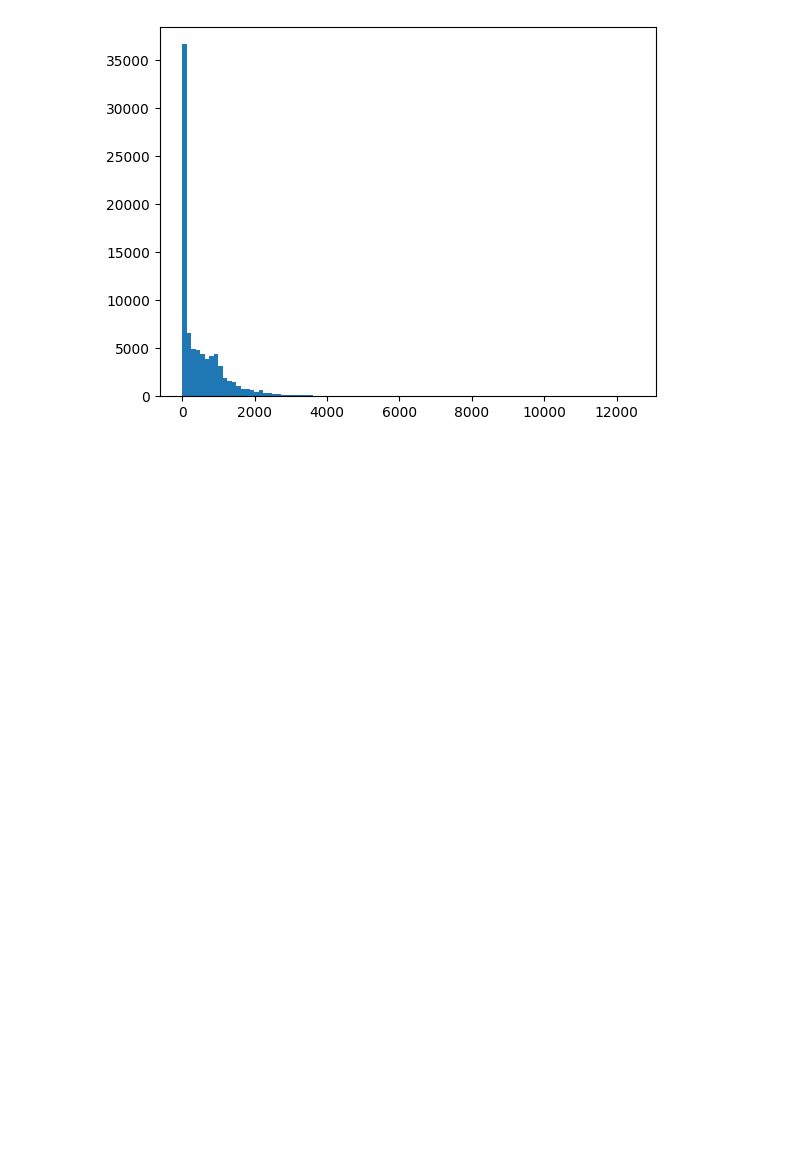
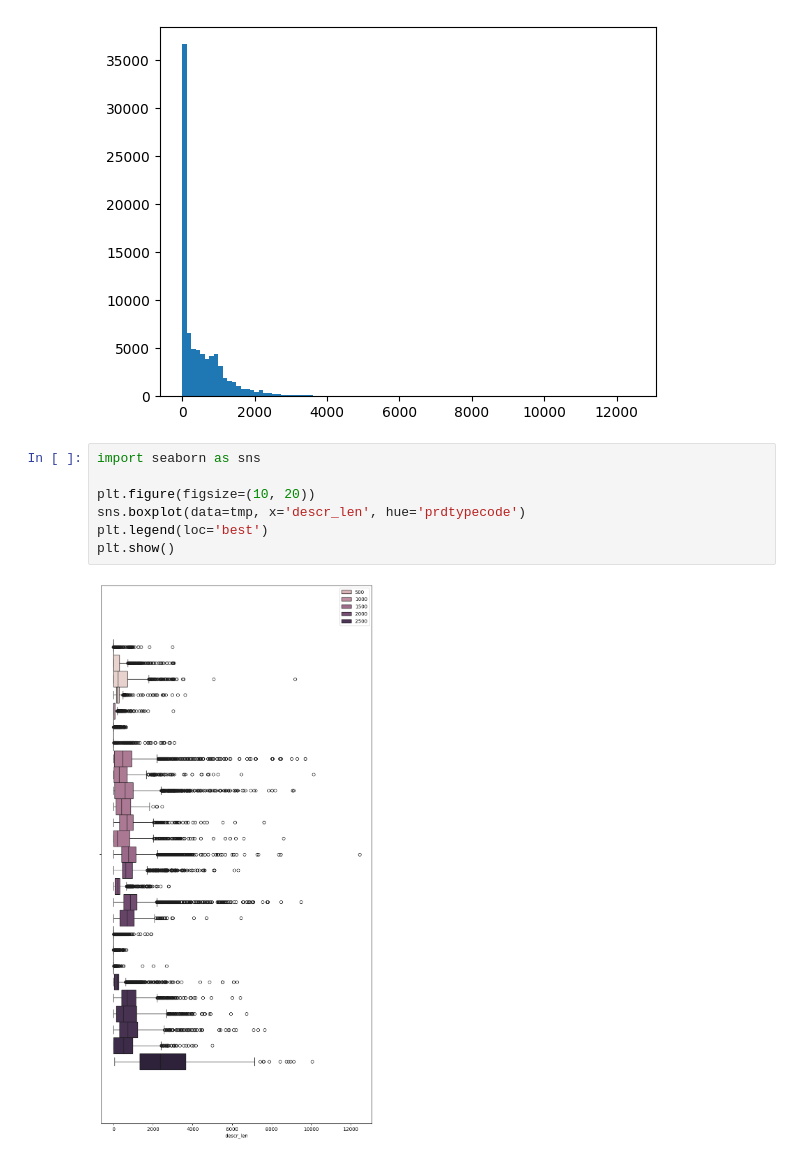
Before and after one commit to oisnard/ProjetFilRouge, a Jupyter notebook: Src/explo_descr.ipynb, the cells around one changed output. Saved outputs shown, nothing was run; the diff lists cells and outputs as text; blank space fills up the shorter version.

```diff
--- a/Src/explo_descr.ipynb
+++ b/Src/explo_descr.ipynb
@@ -40,3 +40,12 @@ plt.hist(tmp['descr_len'], bins=100)
 plt.show()
 # %% [output]
 [figure]
+# %%
+import seaborn as sns
+
+plt.figure(figsize=(10, 20))
+sns.boxplot(data=tmp, x='descr_len', hue='prdtypecode')
+plt.legend(loc='best')
+plt.show()
+# %% [output]
+[figure, added]
```
Also changed, not shown: parts of 3 cells of this notebook.
